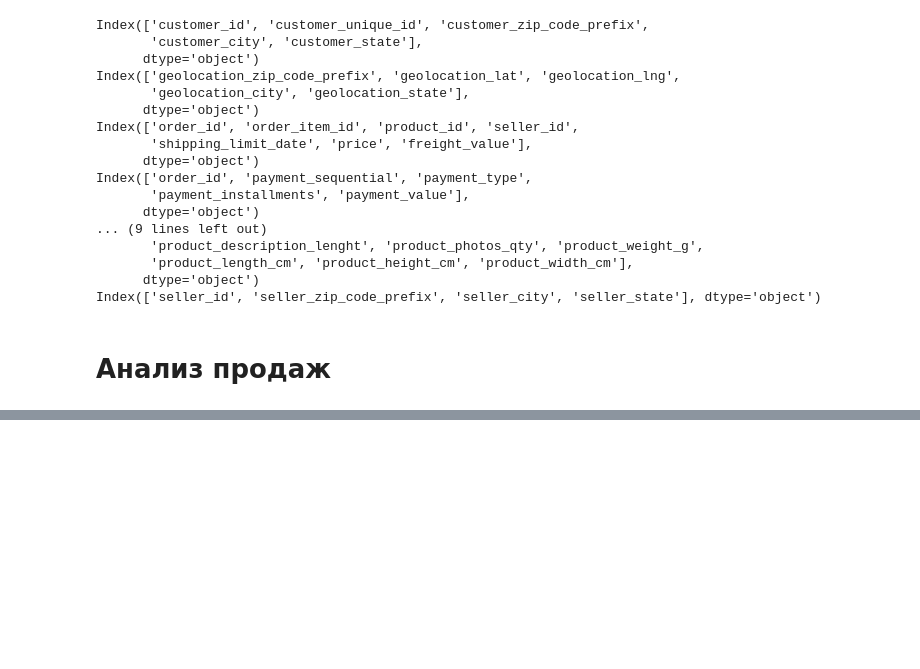
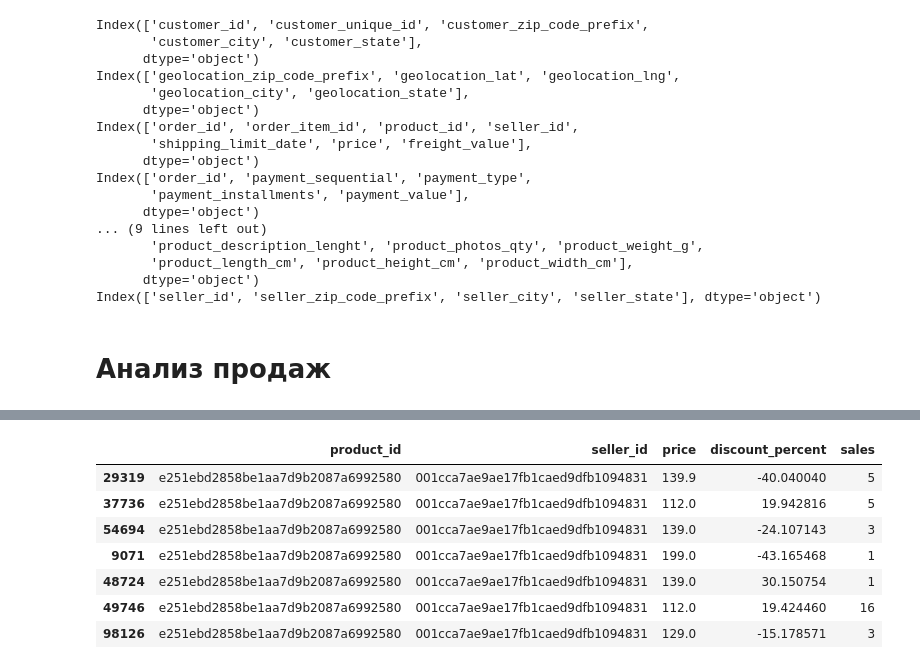
Before and after one commit to aliakseizvertouski/olist, a Jupyter notebook: olist_fin.ipynb, the cells around one changed output, grey strips where cells are left out. Drawn from its saved outputs; the diff is of its cells as text; code cells hidden in the pictures; blank space fills up the shorter version.

```diff
--- a/olist_fin.ipynb
+++ b/olist_fin.ipynb
@@ -113,0 +117,12 @@ target_product_data = target_seller_data[target_seller_data['product_id'] == tar
+# %%
+stats = target_product_data[['product_id','seller_id','price', 'discount_percent','sales']]
+stats
+# %% [output]
+|  | product_id | seller_id | price | discount_percent | sales |
+| 29319 | e251ebd2858be1aa7d9b2087a6992580 | 001cca7ae9ae17fb1caed9dfb1094831 | 139.9 | -40.040040 | 5 |
+| 37736 | e251ebd2858be1aa7d9b2087a6992580 | 001cca7ae9ae17fb1caed9dfb1094831 | 112.0 | 19.942816 | 5 |
+| 54694 | e251ebd2858be1aa7d9b2087a6992580 | 001cca7ae9ae17fb1caed9dfb1094831 | 139.0 | -24.107143 | 3 |
+| 9071 | e251ebd2858be1aa7d9b2087a6992580 | 001cca7ae9ae17fb1caed9dfb1094831 | 199.0 | -43.165468 | 1 |
+| 48724 | e251ebd2858be1aa7d9b2087a6992580 | 001cca7ae9ae17fb1caed9dfb1094831 | 139.0 | 30.150754 | 1 |
+| 49746 | e251ebd2858be1aa7d9b2087a6992580 | 001cca7ae9ae17fb1caed9dfb1094831 | 112.0 | 19.424460 | 16 |
+| 98126 | e251ebd2858be1aa7d9b2087a6992580 | 001cca7ae9ae17fb1caed9dfb1094831 | 129.0 | -15.178571 | 3 |
```
Also changed, not shown: parts of 4 cells of this notebook.
